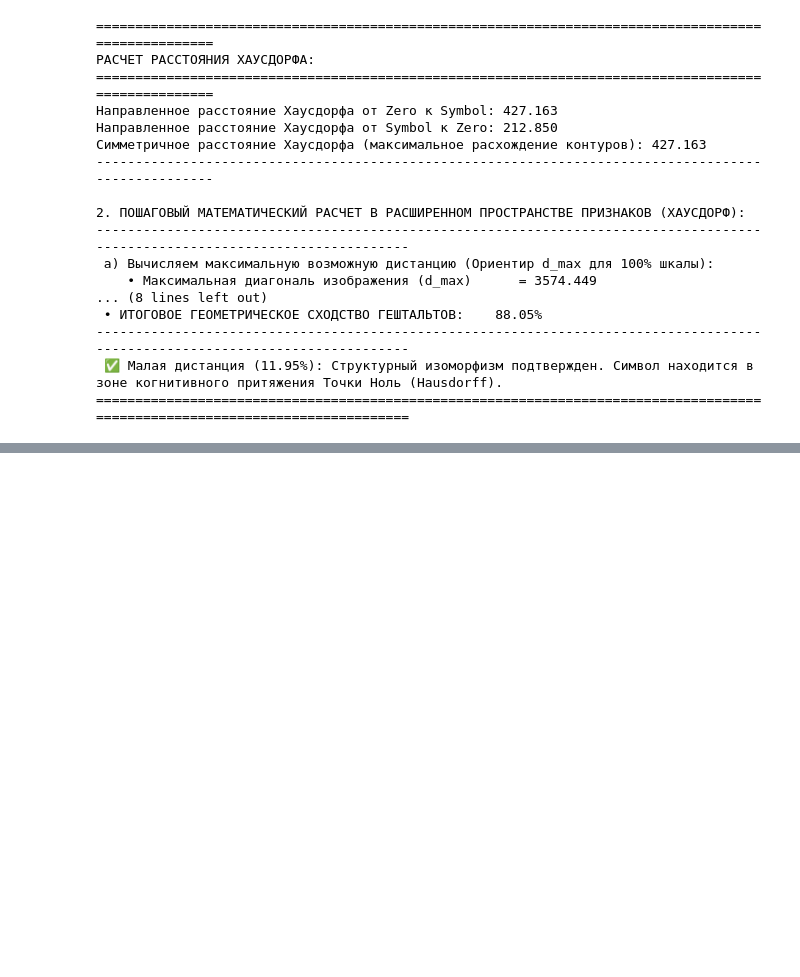
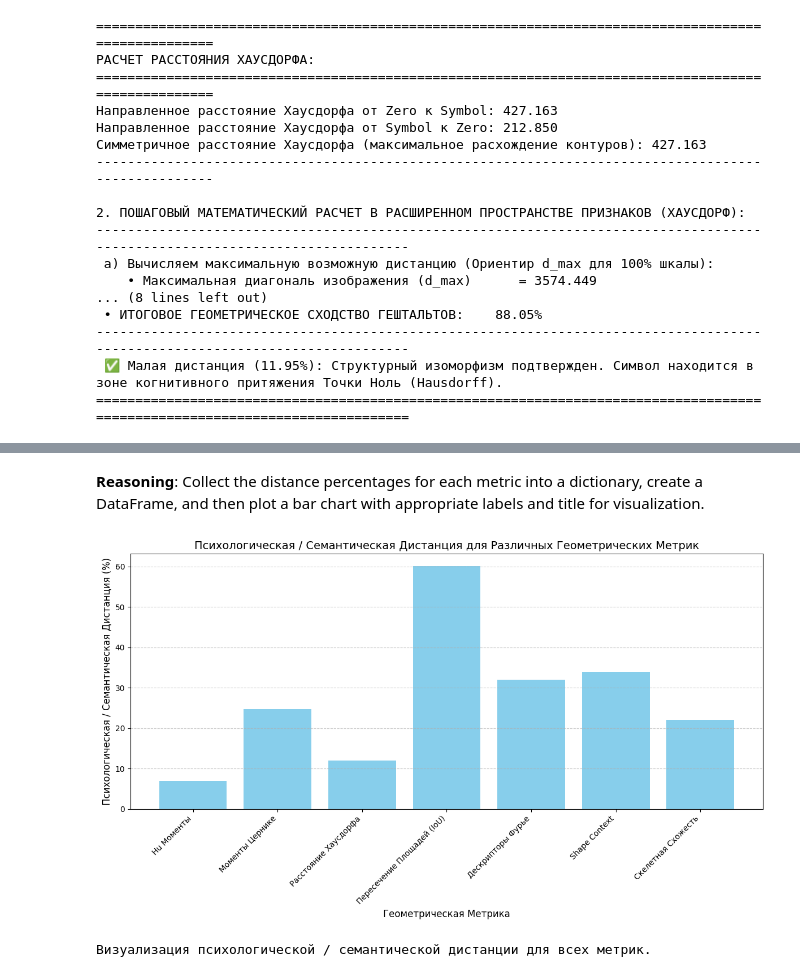
Before and after one commit to oleksiikartashovde-glitch/Zero-point, a Jupyter notebook: all.ipynb, the cells around one changed output, grey strips where cells are left out. Saved outputs shown, nothing was run; the diff lists cells and outputs as text; code cells hidden in the pictures; blank space fills up the shorter version.

```diff
--- a/all.ipynb
+++ b/all.ipynb
@@ -380,0 +1371,47 @@ else:
+# %% [markdown]
+**Reasoning**:
+Collect the distance percentages for each metric into a dictionary, create a DataFrame, and then plot a bar chart with appropriate labels and title for visualization.
+# %%
+import matplotlib.pyplot as plt
+import pandas as pd
+
+# Соберите значения 'Психологической/Семантической Дистанции' для каждой из семи метрик
+data = {
+    'Метрика': [
+        'Hu Моменты',
+        'Моменты Цернике',
+        'Расстояние Хаусдорфа',
+        'Пересечение Площадей (IoU)',
+        'Дескрипторы Фурье',
+        'Shape Context',
+        'Скелетная Схожесть'
+    ],
+    'Дистанция (%)': [
+        distance_percentage, # Hu Moments
+        distance_percentage_zernike, # Zernike Moments
+        distance_percentage_hausdorff, # Hausdorff Distance
+        distance_percentage_overlap, # IoU
+        distance_percentage_fourier, # Fourier Descriptors
+        distance_percentage_sc, # Shape Context
+        distance_percentage_sk_final # Rachsitay Skeleton Similarity
+    ]
+}
+
+df_distances = pd.DataFrame(data)
+
+# Построение столбчатой диаграммы
+plt.figure(figsize=(12, 7))
+plt.bar(df_distances['Метрика'], df_distances['Дистанция (%)'], color='skyblue')
+plt.xlabel('Геометрическая Метрика', fontsize=12)
+plt.ylabel('Психологическая / Семантическая Дистанция (%)', fontsize=12)
+plt.title('Психологическая / Семантическая Дистанция для Различных Геометрических Метрик', fontsize=14)
+plt.xticks(rotation=45, ha='right', fontsize=10)
+plt.yticks(fontsize=10)
+plt.grid(axis='y', linestyle='--', alpha=0.7)
+plt.tight_layout()
+plt.show()
+
+print("Визуализация психологической / семантической дистанции для всех метрик.")
+# %% [output]
+[figure, added]
+Визуализация психологической / семантической дистанции для всех метрик.
```
Also changed, not shown: parts of 26 cells of this notebook.
